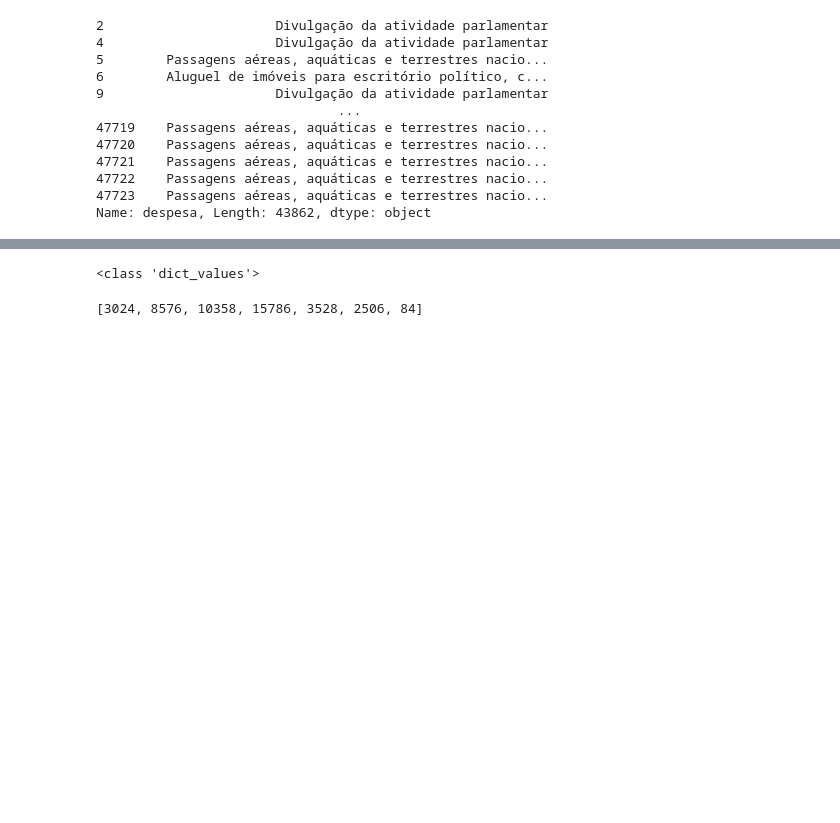
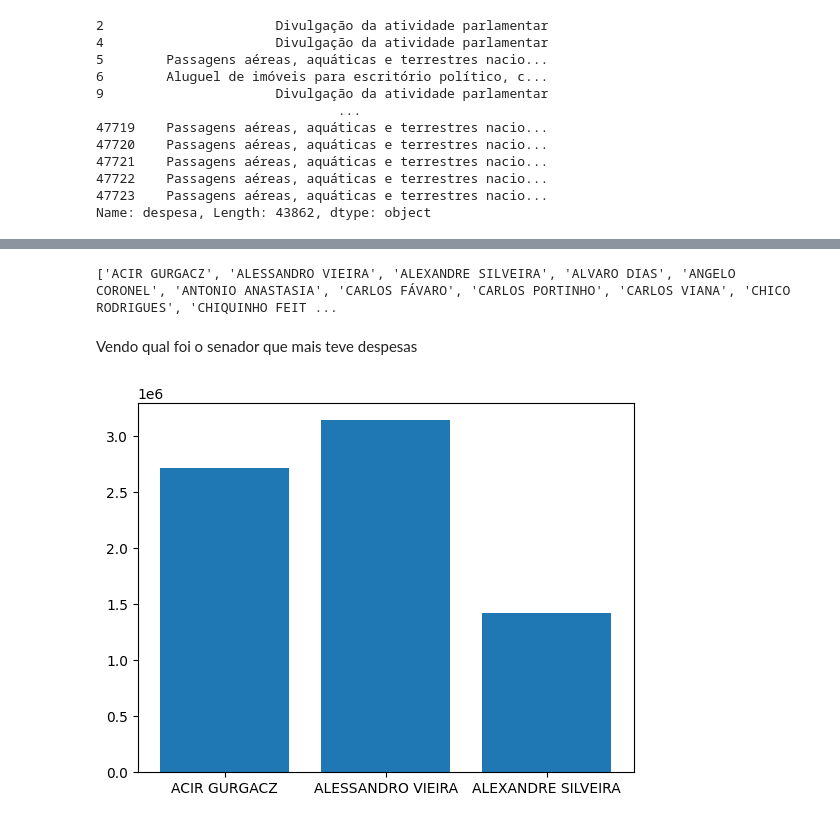
Before and after one commit to jeniferGoncalvesDaSilvaDev/7daysofcode-ds-alura2, a Jupyter notebook: desafio_7daysofcode_ds_alura.ipynb, the cells around one changed output, grey strips where cells are left out. Saved outputs shown, nothing was run; the diff lists cells and outputs as text; code cells hidden in the pictures; blank space fills up the shorter version.

```diff
--- a/desafio_7daysofcode_ds_alura.ipynb
+++ b/desafio_7daysofcode_ds_alura.ipynb
@@ -692,4 +664,0 @@ dict_values([3024, 8576, 10358, 15786, 3528, 2506, 84])
-# %%
-print (type(valores_despesa))
-# %% [output]
-<class 'dict_values'>
@@ -698,4 +665,15 @@ lista_valores_despesa = list (valores_despesa)
-# %%
-print(lista_valores_despesa)
-# %% [output]
-[3024, 8576, 10358, 15786, 3528, 2506, 84]
+# %%
+senador = df_sem_outliers['senador'].unique().tolist() # Use tolist() to convert the array to a list
+print(senador)
+# %% [output]
+['ACIR GURGACZ', 'ALESSANDRO VIEIRA', 'ALEXANDRE SILVEIRA', 'ALVARO DIAS', 'ANGELO CORONEL', 'ANTONIO ANASTASIA', 'CARLOS FÁVARO', 'CARLOS PORTINHO', 'CARLOS VIANA', 'CHICO RODRIGUES', 'CHIQUINHO FEIT ...
+# %% [markdown]
+Vendo qual foi o senador que mais teve despesas
+# %%
+# Assuming df_sem_outliers contains the data for all senators
+contagem_despesa_por_senador = df_sem_outliers.groupby('senador')['contagem de despesa '].sum()
+contagem_despesa_por_senador = contagem_despesa_por_senador[0:3]
+plt.bar(contagem_despesa_por_senador.index, contagem_despesa_por_senador.values)
+plt.show()
+# %% [output]
+[figure, added]
```
Also changed, not shown: parts of 10 cells of this notebook.
